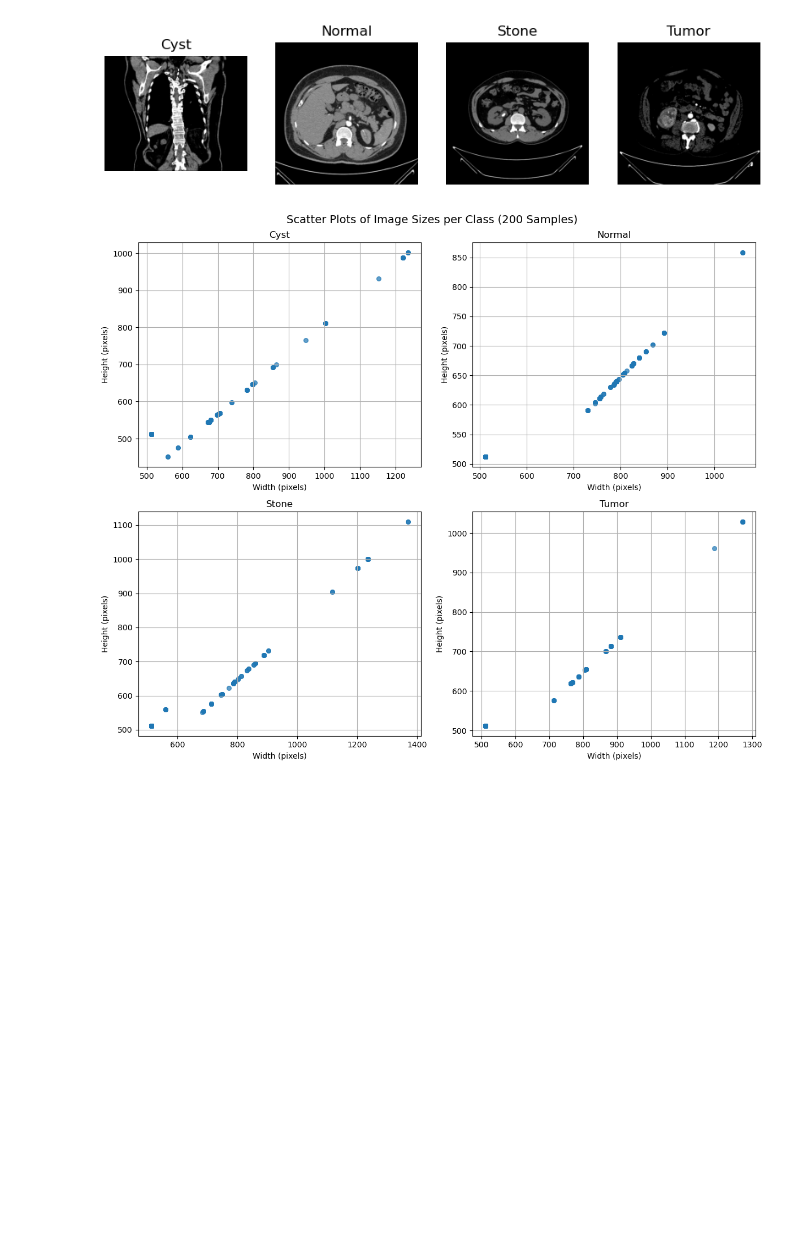
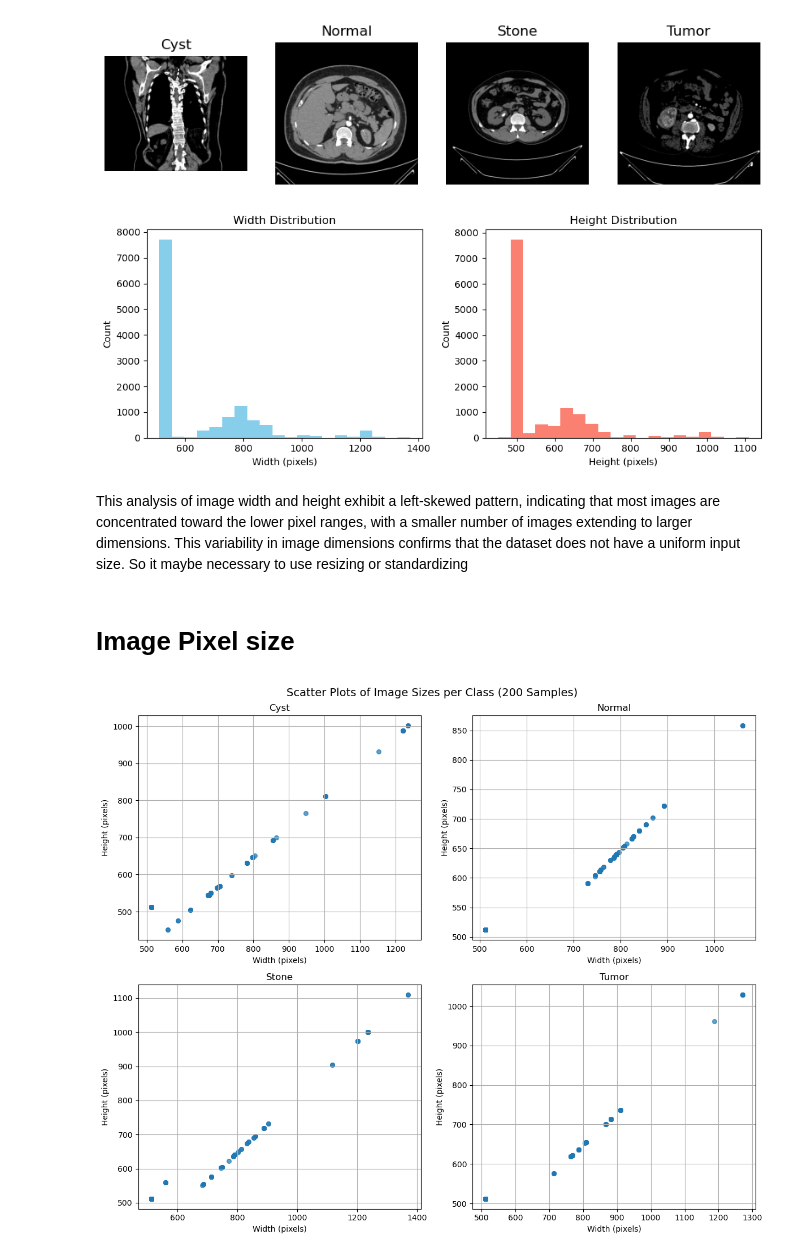
Before and after one commit to ShulimanHossain/CT-Based-Multiclass-Kidney-Disease-Classification-Using-Convolutional-Neural-Networks, a Jupyter notebook: eda.ipynb, the cells around one changed output. Saved outputs shown, nothing was run; the diff lists cells and outputs as text; code cells hidden in the pictures; blank space fills up the shorter version.

Commit message:
Add Channel wise EDA and comments of analysis

```diff
--- a/eda.ipynb
+++ b/eda.ipynb
@@ -9,5 +11,5 @@ dataset_path = "CT-KIDNEY-DATASET-Normal-Cyst-Tumor-Stone"
 # %%
-dataset_path = "CT-KIDNEY-DATASET-Normal-Cyst-Tumor-Stone"
+
 class_names = []
 image_counts = {}
 
@@ -85,4 +91,39 @@ for i, class_name in enumerate(class_names):
 plt.show()
 # %% [output]
 [figure]
+# %%
+widths = []
+heights = []
+for root, dirs, files in os.walk(dataset_path):
+    for file in files:
+        img_path = os.path.join(root, file)
+        try:
+            img = Image.open(img_path)
+            w, h = img.size
+            widths.append(w)
+            heights.append(h)
+        except:
+            continue
+plt.figure(figsize=(10, 4))
+
+plt.subplot(1, 2, 1)
+plt.hist(widths, bins=20, color='skyblue')
+plt.title("Width Distribution")
+plt.xlabel("Width (pixels)")
+plt.ylabel("Count")
+
+plt.subplot(1, 2, 2)
+plt.hist(heights, bins=20, color='salmon')
+plt.title("Height Distribution")
+plt.xlabel("Height (pixels)")
+plt.ylabel("Count")
+
+plt.tight_layout()
+plt.show()
+# %% [output]
+[figure, added]
+# %% [markdown]
+This analysis of image width and height exhibit a left-skewed pattern, indicating that most images are concentrated toward the lower pixel ranges, with a smaller number of images extending to larger dimensions. This variability in image dimensions confirms that the dataset does not have a uniform input size. So it maybe necessary to use resizing or standardizing
+# %% [markdown]
+# Image Pixel size
 # %%
```
Also changed, not shown: parts of 24 cells of this notebook.
